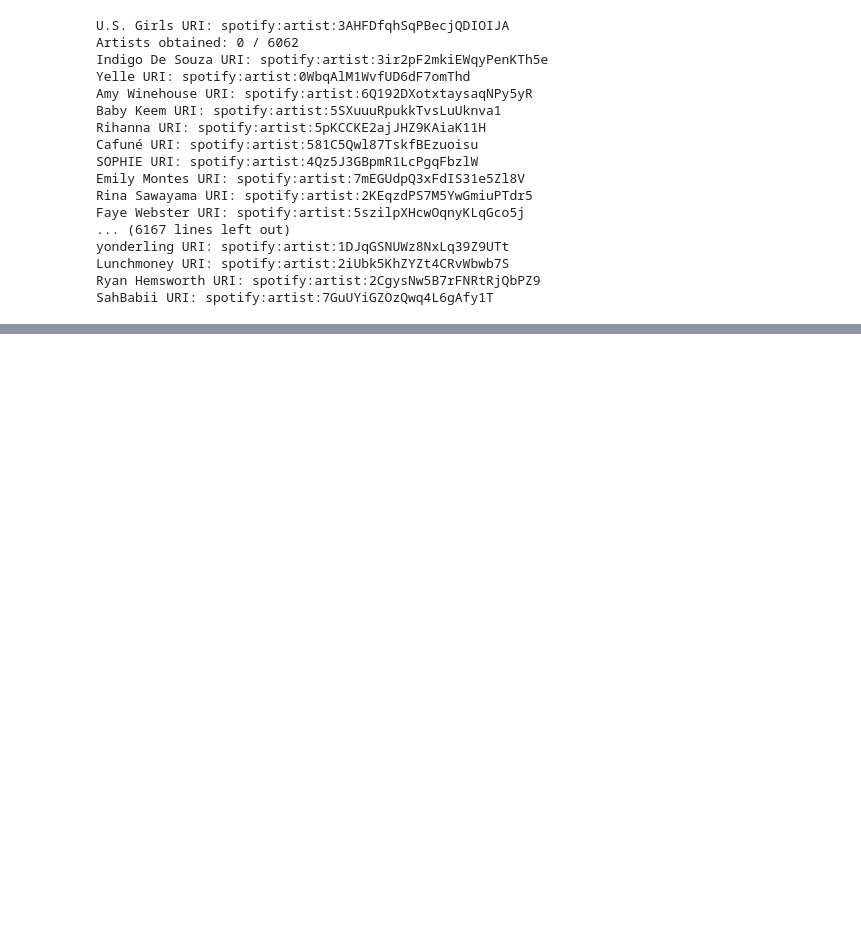
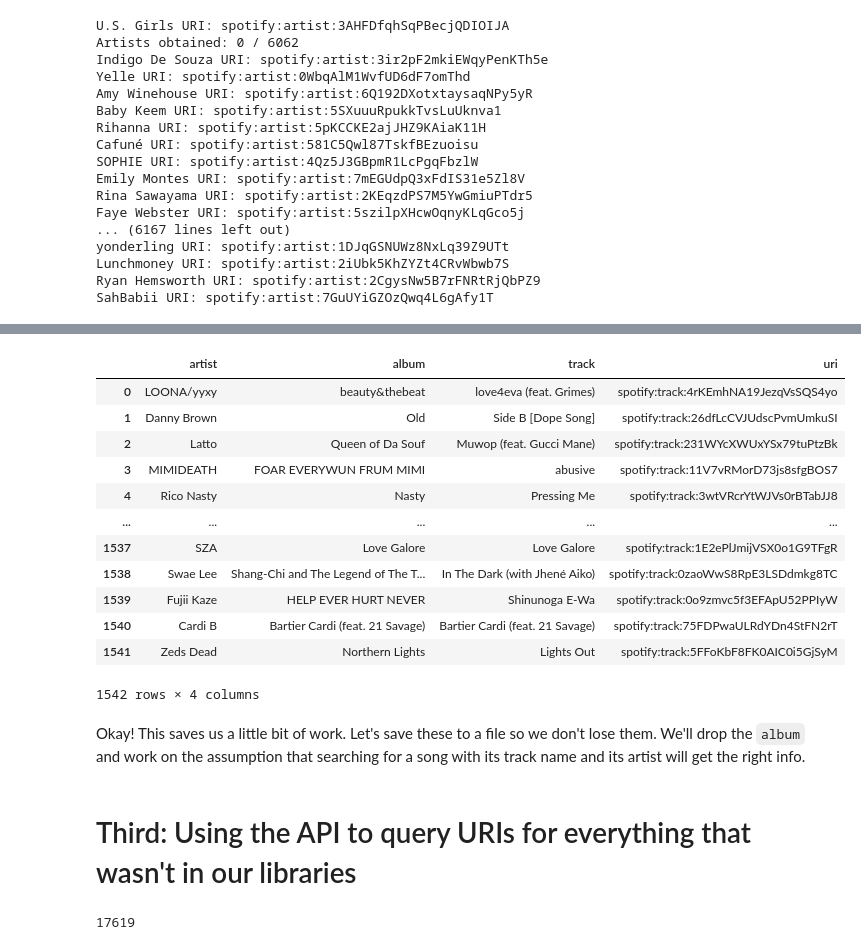
Before and after one commit to broussardjojo/ds3k, a Jupyter notebook: eda/spotify/jojo/EDA Notebook 1.ipynb, the cells around one changed output, grey strips where cells are left out. Saved outputs shown, nothing was run; the diff lists cells and outputs as text; code cells hidden in the pictures; blank space fills up the shorter version.

Commit message:
jojo - EDA

```diff
--- a/eda/spotify/jojo/EDA Notebook 1.ipynb
+++ b/eda/spotify/jojo/EDA Notebook 1.ipynb
@@ -147,0 +162,31 @@ SahBabii URI: spotify:artist:7GuUYiGZOzQwq4L6gAfy1T
+# %%
+list_all_members_libraries = []
+for group_member in ['jojo', 'nick', 'richard']:
+    data_path = USER_DATA_DIR = DATA_DIR / APP / group_member / SUBDIRS
+    data_files = data_path.glob("YourLibrary*.json")
+    for file in data_files:
+        with open(file, "r", encoding='utf-8') as thisfile:
+            tracks_data = json.load(thisfile)['tracks']
+            for elem in tracks_data:
+                list_all_members_libraries.append(elem)
+
+all_members_libraries = pd.DataFrame(list_all_members_libraries)
+all_members_libraries
+# %% [output]
+|  | artist | album | track | uri |
+| 0 | LOONA/yyxy | beauty&thebeat | love4eva (feat. Grimes) | spotify:track:4rKEmhNA19JezqVsSQS4yo |
+| 1 | Danny Brown | Old | Side B [Dope Song] | spotify:track:26dfLcCVJUdscPvmUmkuSI |
+| 2 | Latto | Queen of Da Souf | Muwop (feat. Gucci Mane) | spotify:track:231WYcXWUxYSx79tuPtzBk |
+| 3 | MIMIDEATH | FOAR EVERYWUN FRUM MIMI | abusive | spotify:track:11V7vRMorD73js8sfgBOS7 |
+| 4 | Rico Nasty | Nasty | Pressing Me | spotify:track:3wtVRcrYtWJVs0rBTabJJ8 |
+| ... | ... | ... | ... | ... |
+| 1537 | SZA | Love Galore | Love Galore | spotify:track:1E2ePlJmijVSX0o1G9TFgR |
+| 1538 | Swae Lee | Shang-Chi and The Legend of The T... | In The Dark (with Jhené Aiko) | spotify:track:0zaoWwS8RpE3LSDdmkg8TC |
+| 1539 | Fujii Kaze | HELP EVER HURT NEVER | Shinunoga E-Wa | spotify:track:0o9zmvc5f3EFApU52PPIyW |
+| 1540 | Cardi B | Bartier Cardi (feat. 21 Savage) | Bartier Cardi (feat. 21 Savage) | spotify:track:75FDPwaULRdYDn4StFN2rT |
+| 1541 | Zeds Dead | Northern Lights | Lights Out | spotify:track:5FFoKbF8FK0AIC0i5GjSyM |
+1542 rows × 4 columns
+# %% [markdown]
+Okay! This saves us a little bit of work.
+Let's save these to a file so we don't lose them.
+We'll drop the `album` and work on the assumption that searching for a song with its track name and its artist will get the right info.
@@ -147,0 +196,2 @@ SahBabii URI: spotify:artist:7GuUYiGZOzQwq4L6gAfy1T
+# %% [markdown]
+# Third: Using the API to query URIs for everything that wasn't in our libraries
@@ -147,0 +205,8 @@ SahBabii URI: spotify:artist:7GuUYiGZOzQwq4L6gAfy1T
+# %%
+unique_artist_track = set()
+query_queue = []
+for idx, record in all_members_streaming_history.iterrows():
+    unique_artist_track.add((record.artistName, record.trackName),)
+print(len(unique_artist_track))
+# %% [output]
+17619
```
Also changed, not shown: parts of 10 cells of this notebook, 3 other files.
